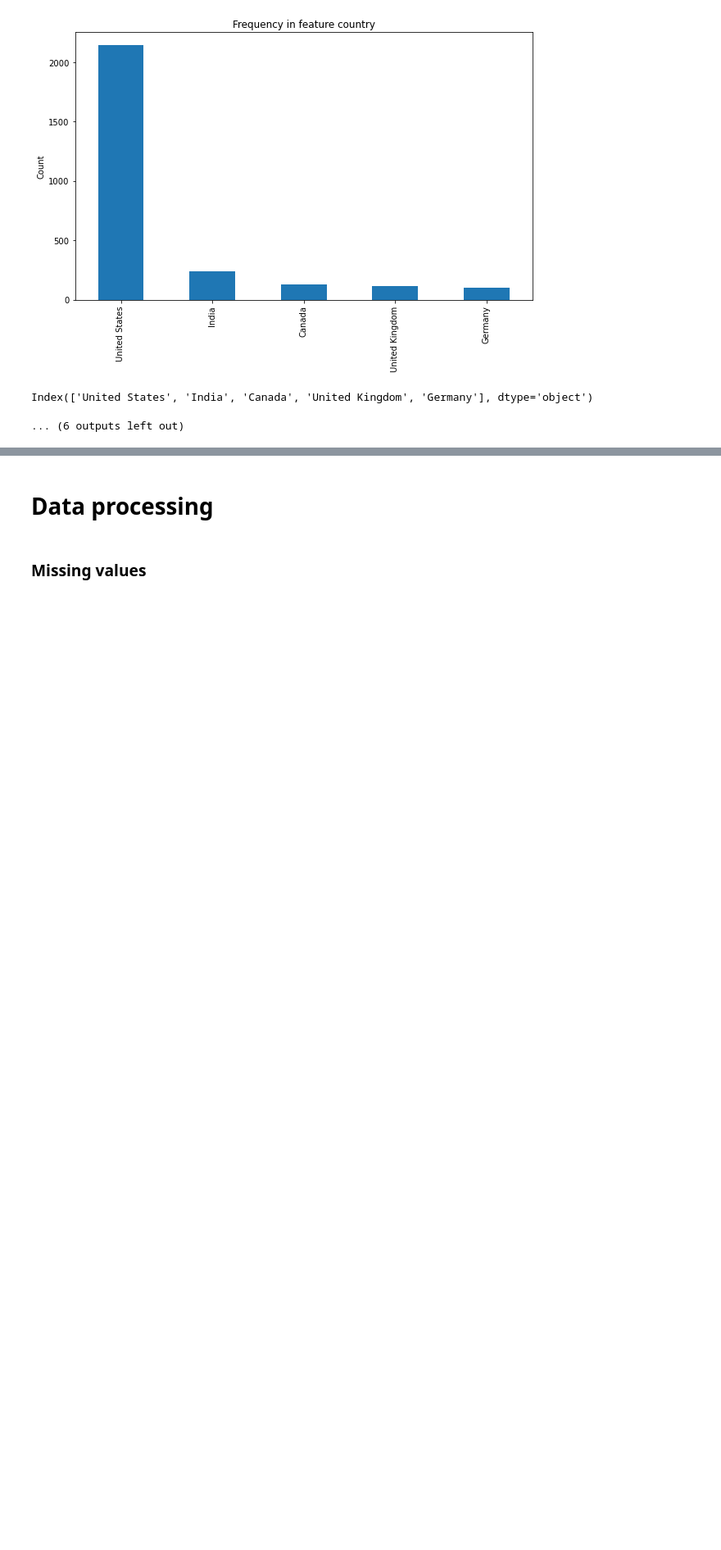
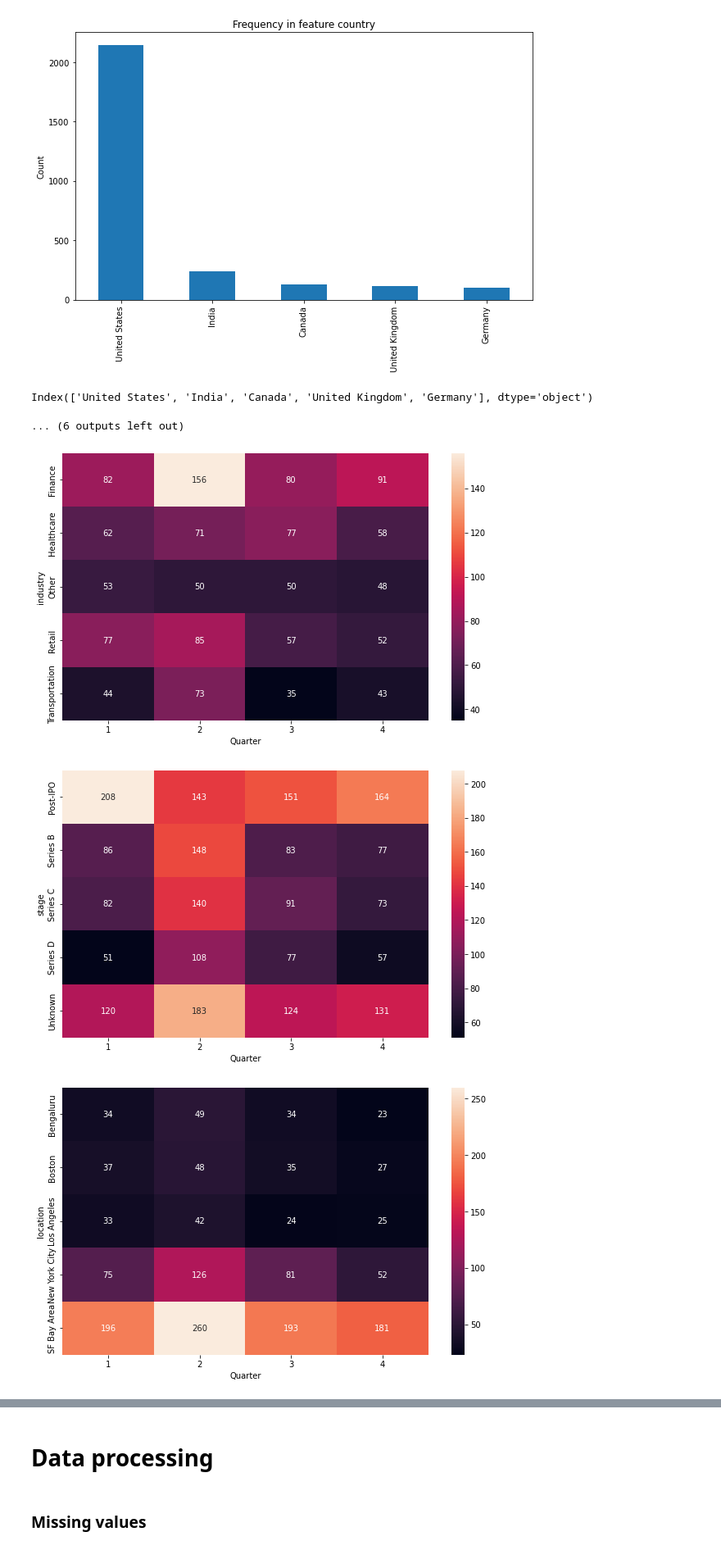
Before and after one commit to GilenW/CSE151A_FINAL_PROJECT, a Jupyter notebook: final_project.ipynb, the cells around one changed output, grey strips where cells are left out. Shown at 82% size. Saved outputs shown, nothing was run; the diff lists cells and outputs as text; code cells hidden in the pictures; blank space fills up the shorter version.

Commit message:
add heatmap

```diff
--- a/final_project.ipynb
+++ b/final_project.ipynb
@@ -252,3 +252,19 @@ Index(['SF Bay Area', 'New York City', 'Boston', 'Bengaluru', 'Los Angeles'], dt
 [figure]
 Index(['United States', 'India', 'Canada', 'United Kingdom', 'Germany'], dtype='object')
 ... (6 outputs left out)
+# %%
+column_names = ['industry', 'stage','location', 'country','company']
+for column_name in column_names:
+    top_list = layoffdf[column_name].value_counts().head(5).index.tolist()
+    new_df = layoffdf[layoffdf[column_name].isin(top_list)]
+
+    new_df = pd.crosstab(new_df[column_name], new_df['quarters'])
+    plt.figure(figsize=(10, 6))
+    sns.heatmap(new_df, annot=True, fmt='d')
+    plt.xlabel('Quarter')
+    plt.ylabel(column_name)
+    plt.show()
+# %% [output]
+[figure, added]
+[figure, added]
+[figure, added]
```
Also changed, not shown: parts of 1 cell of this notebook, 1 other file.
